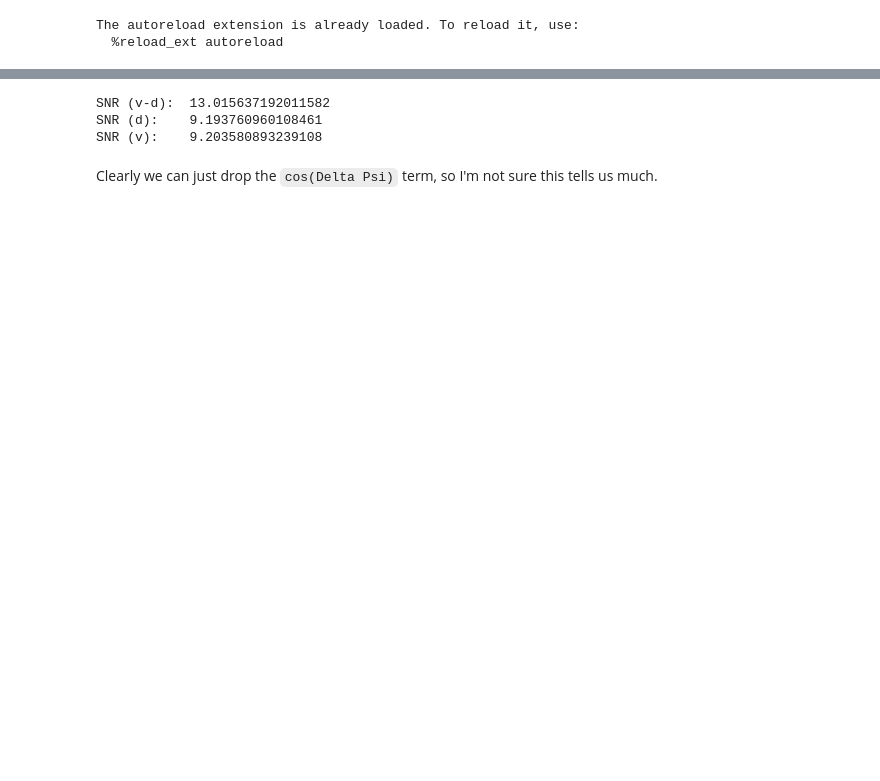
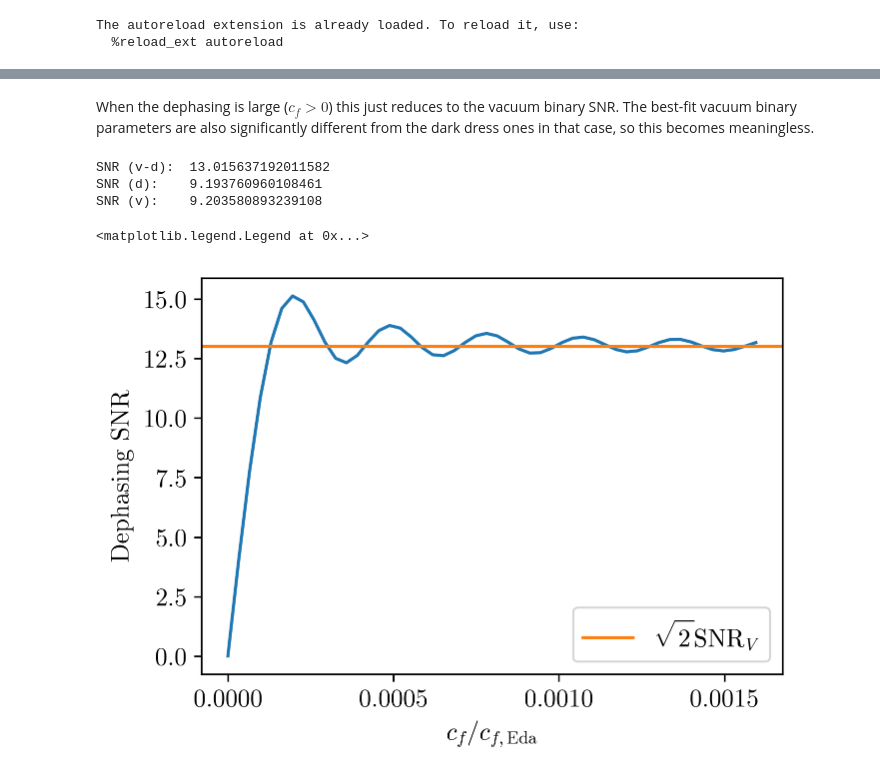
Before and after one commit to adam-coogan/pydd, a Jupyter notebook: dephasing-snr.ipynb, the cells around one changed output, grey strips where cells are left out. Saved outputs shown, nothing was run; the diff lists cells and outputs as text; code cells hidden in the pictures; blank space fills up the shorter version.

```diff
--- a/dephasing-snr.ipynb
+++ b/dephasing-snr.ipynb
@@ -103,8 +38,10 @@ Text(0, 0.5, '$\\Phi_V - \\Phi$ (accumulated) [rad]')
+# %% [markdown]
+When the dephasing is large ($c_f > 0$) this just reduces to the vacuum binary SNR. The best-fit vacuum binary parameters are also significantly different from the dark dress ones in that case, so this becomes meaningless.
 # %%
 @jit
-def calculate_dephasing_SNR(dd: DynamicDress, vb: VacuumBinary, f_l, f_c):
-    integrand = lambda f: 4 * amp_plus(f, vb, "v")**2 * (
-        2 * (1 - jnp.cos(Psi(f, f_c, vb, "v") - Psi(f, f_c, dd, "d")))
+def calculate_dephasing_SNR(dd: DynamicDress, vb: VacuumBinary, f_l):
+    integrand = lambda f: 4 * amp_plus(f, vb)**2 * (
+        2 * (1 - jnp.cos(Psi(f, vb) - Psi(f, dd)))
     ) / S_n_LISA(f)
-    return jnp.sqrt(simps(integrand, f_l, f_c, 100000, True))
+    return jnp.sqrt(simps(integrand, f_l, dd.f_c, 100000, True))
 # %%
@@ -115,5 +52,34 @@ print("SNR (v):   ", calculate_SNR(vb, f_c, "v", f_l, f_c, 30000))
 SNR (v-d):  13.015637192011582
 SNR (d):    9.193760960108461
 SNR (v):    9.203580893239108
-# %% [markdown]
-Clearly we can just drop the `cos(Delta Psi)` term, so I'm not sure this tells us much.
+# %%
+c_fs = jnp.linspace(0., 3e-7, 50)
+dephasing_SNRs = []
+for c_f in c_fs:
+    dd_h = DynamicDress(
+        dd.gamma_s,
+        c_f,
+        dd.M_chirp,
+        dd.q,
+        dd.Phi_c,
+        dd.tT_c,
+        dd.dL_iota,
+        dd.f_c,
+    )
+    dephasing_SNRs.append(calculate_dephasing_SNR(dd_h, vb, f_l))
+
+dephasing_SNRs = jnp.stack(dephasing_SNRs)
+# %%
+plt.plot(c_fs / dd.c_f, dephasing_SNRs)
+plt.axhline(
+    calculate_SNR(vb, f_l, vb.f_c, 30000) * sqrt(2),
+    color="C1",
+    label=r"$\sqrt{2} \mathrm{SNR}_V$"
+)
+plt.xlabel(r"$c_f / c_{f,\mathrm{Eda}}$")
+plt.ylabel("Dephasing SNR")
+plt.legend()
+# plt.title(r"${c_f}_\mathrm{Eda} = %.5f$" % dd.c_f)
+# %% [output]
+<matplotlib.legend.Legend at 0x...>
+[figure, added]
```
Also changed, not shown: parts of 7 cells of this notebook, 1 other file.
